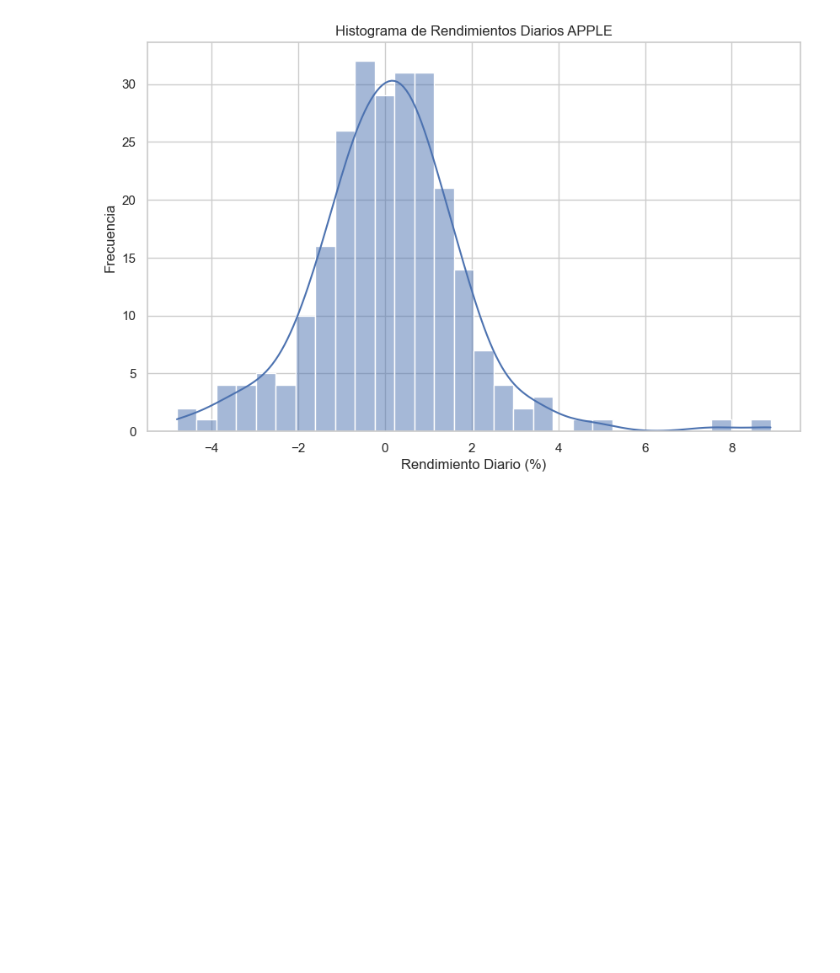
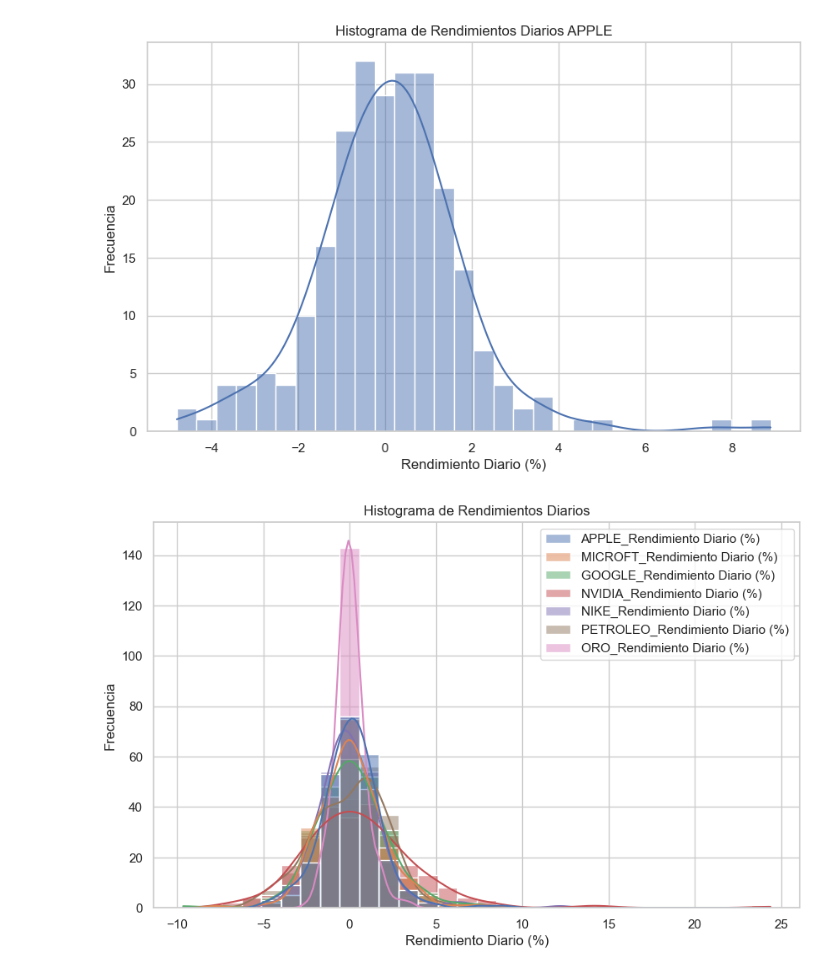
Before and after one commit to mateofrancop/EconoCity-Pereira, a Jupyter notebook: Financial_proyect/Analysis.ipynb, the cells around one changed output. Cells and saved outputs as stored; diff of their text form; code cells hidden in the pictures; blank space fills up the shorter version.

```diff
--- a/Financial_proyect/Analysis.ipynb
+++ b/Financial_proyect/Analysis.ipynb
@@ -330,3 +330,31 @@ plt.grid(True)
 plt.show()
 # %% [output]
 [figure]
+# %%
+# Calcula los rendimientos diarios en porcentaje para las columnas de cierre de activos financieros
+for col in df.columns:
+    if col != "Date" and col != "S&P 500" and col != "NASDAQ":
+        df[col + "_Rendimiento Diario (%)"] = ((df[col] / df[col].shift(1)) - 1) * 100
+
+# Crea un DataFrame con los rendimientos diarios
+df_rendimientos_diarios = df[[col for col in df.columns if "Rendimiento Diario" in col]]
+
+# Configura el estilo de Seaborn (opcional)
+sns.set(style="whitegrid")
+
+# Configura el tamaño de la figura
+plt.figure(figsize=(10, 6))
+
+# Crea un histograma de los rendimientos diarios con Seaborn
+sns.histplot(data=df_rendimientos_diarios, bins=30, kde=True)
+
+# Personaliza el gráfico
+plt.xlabel("Rendimiento Diario (%)")
+plt.ylabel("Frecuencia")
+plt.title("Histograma de Rendimientos Diarios")
+plt.grid(True)
+
+# Muestra el gráfico
+plt.show()
+# %% [output]
+[figure, added]
```
